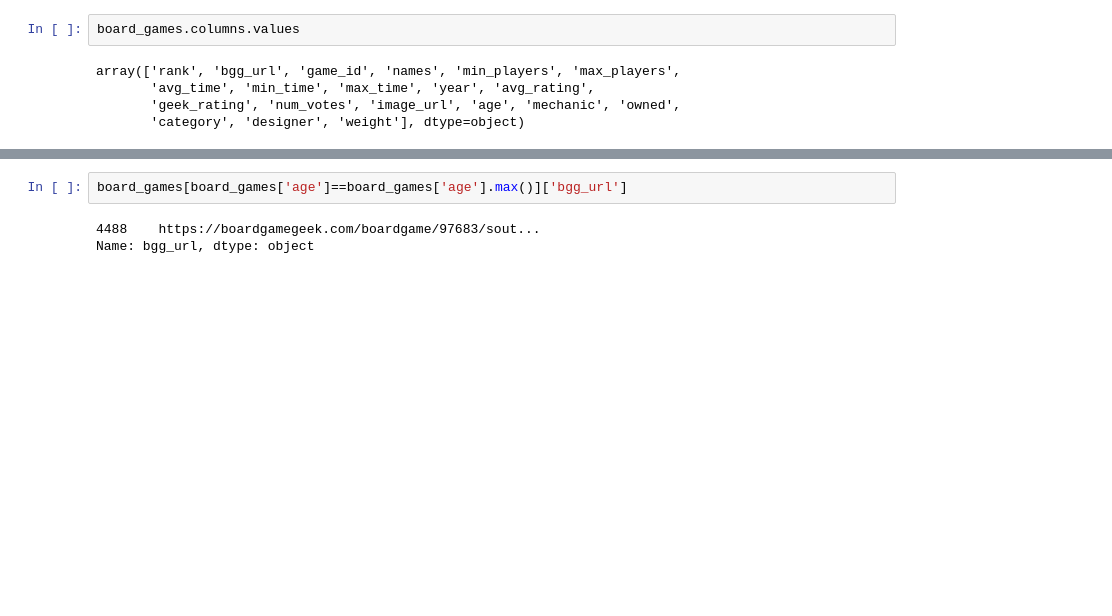
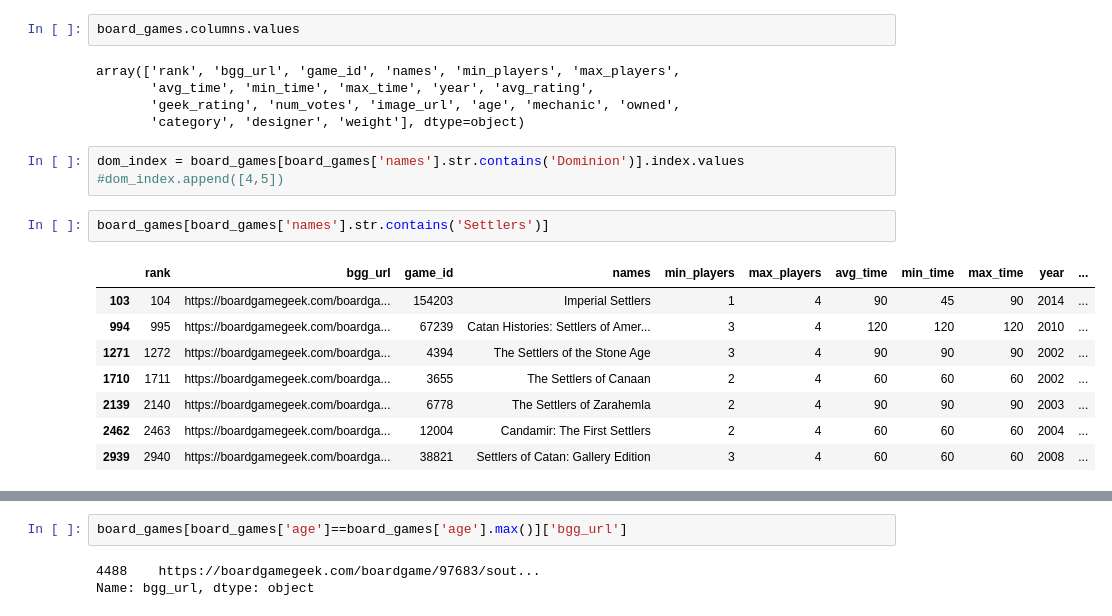
Before and after one commit to igotcharts/charts_and_more_charts, a Jupyter notebook: notebooks/board_games.ipynb, the cells around one changed output, grey strips where cells are left out. Cells and saved outputs as stored; diff of their text form; blank space fills up the shorter version.

```diff
--- a/notebooks/board_games.ipynb
+++ b/notebooks/board_games.ipynb
@@ -14,3 +14,17 @@ array(['rank', 'bgg_url', 'game_id', 'names', 'min_players', 'max_players',
        'avg_time', 'min_time', 'max_time', 'year', 'avg_rating',
        'geek_rating', 'num_votes', 'image_url', 'age', 'mechanic', 'owned',
        'category', 'designer', 'weight'], dtype=object)
+# %%
+dom_index = board_games[board_games['names'].str.contains('Dominion')].index.values
+#dom_index.append([4,5])
+# %%
+board_games[board_games['names'].str.contains('Settlers')]
+# %% [output]
+|  | rank | bgg_url | game_id | names | min_players | max_players | avg_time | min_time | max_time | year | ... |
+| 103 | 104 | https://boardgamegeek.com/boardga... | 154203 | Imperial Settlers | 1 | 4 | 90 | 45 | 90 | 2014 | ... |
+| 994 | 995 | https://boardgamegeek.com/boardga... | 67239 | Catan Histories: Settlers of Amer... | 3 | 4 | 120 | 120 | 120 | 2010 | ... |
+| 1271 | 1272 | https://boardgamegeek.com/boardga... | 4394 | The Settlers of the Stone Age | 3 | 4 | 90 | 90 | 90 | 2002 | ... |
+| 1710 | 1711 | https://boardgamegeek.com/boardga... | 3655 | The Settlers of Canaan | 2 | 4 | 60 | 60 | 60 | 2002 | ... |
+| 2139 | 2140 | https://boardgamegeek.com/boardga... | 6778 | The Settlers of Zarahemla | 2 | 4 | 90 | 90 | 90 | 2003 | ... |
+| 2462 | 2463 | https://boardgamegeek.com/boardga... | 12004 | Candamir: The First Settlers | 2 | 4 | 60 | 60 | 60 | 2004 | ... |
+| 2939 | 2940 | https://boardgamegeek.com/boardga... | 38821 | Settlers of Catan: Gallery Edition | 3 | 4 | 60 | 60 | 60 | 2008 | ... |
```
Also changed, not shown: parts of 8 cells of this notebook.
